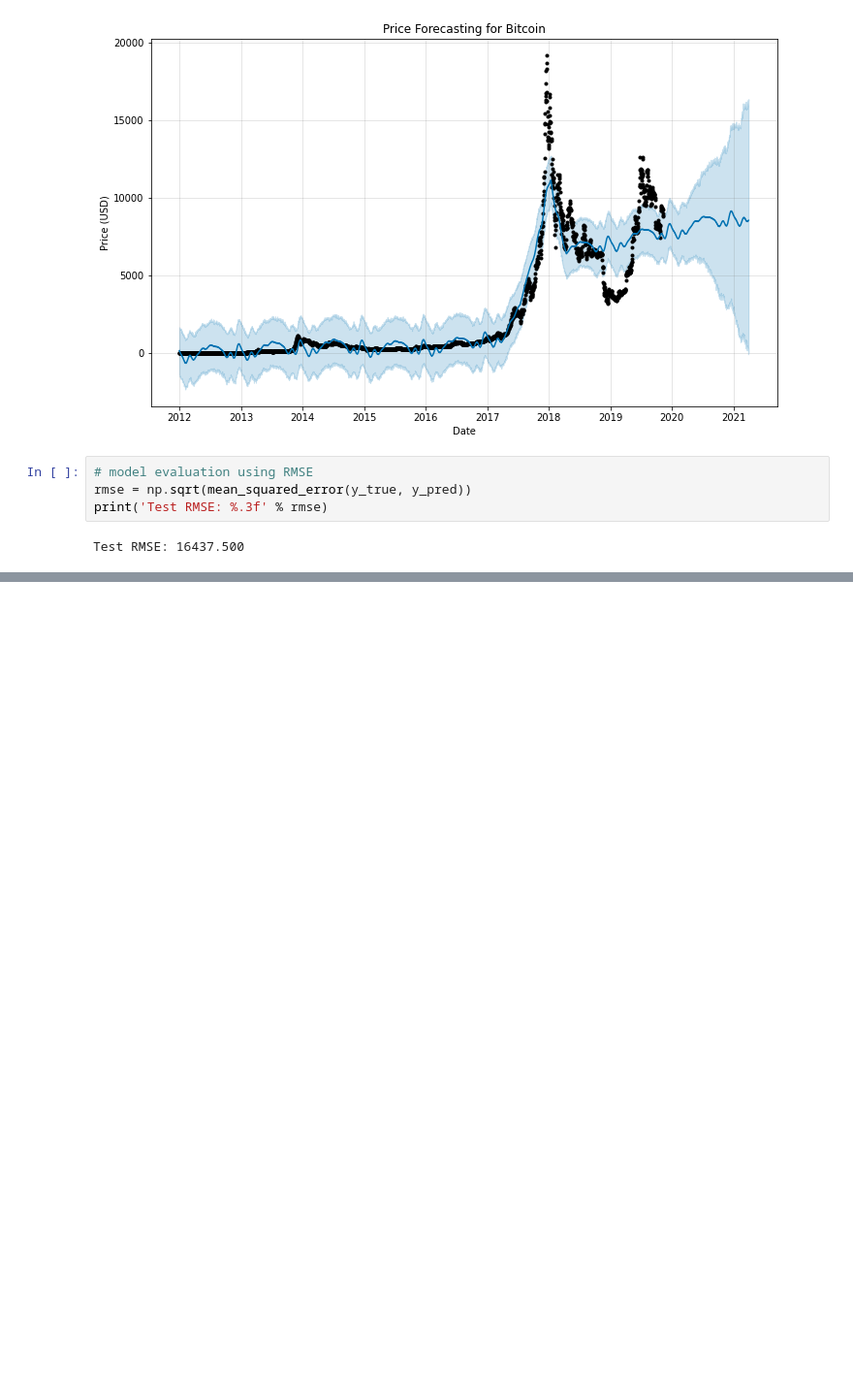
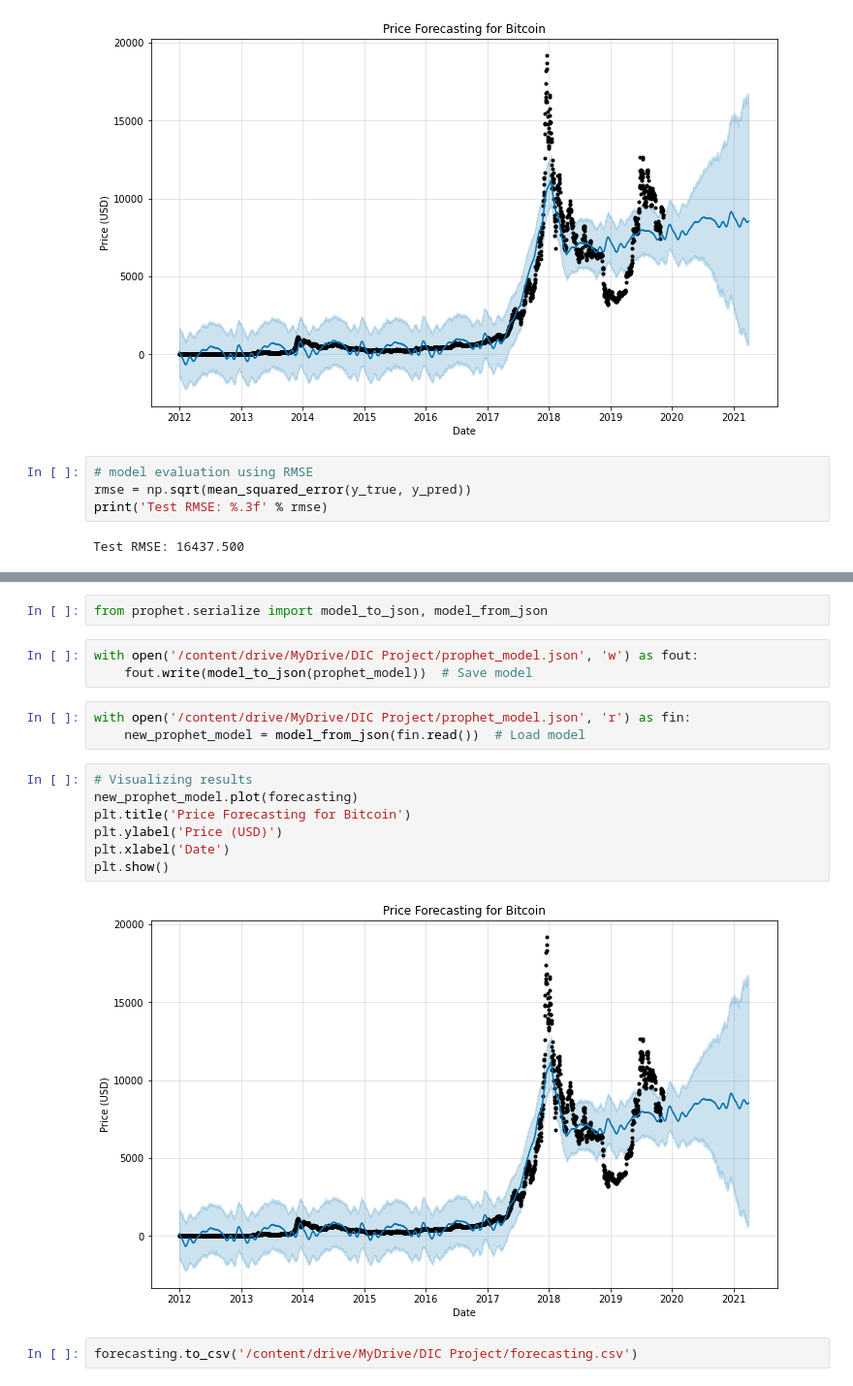
Before and after one commit to AshutoshBhawsar/Cryptocurrency-data-analysis-and-investing-strategies, a Jupyter notebook: code/phase2.ipynb, the cells around one changed output, grey strips where cells are left out. Shown at 97% size. Saved outputs shown, nothing was run; the diff lists cells and outputs as text; blank space fills up the shorter version.

Commit message:
add models, data and minor phase2 changes

```diff
--- a/code/phase2.ipynb
+++ b/code/phase2.ipynb
@@ -409,0 +430,19 @@ Test RMSE: 16437.500
+# %%
+from prophet.serialize import model_to_json, model_from_json
+# %%
+with open('/content/drive/MyDrive/DIC Project/prophet_model.json', 'w') as fout:
+    fout.write(model_to_json(prophet_model))  # Save model
+# %%
+with open('/content/drive/MyDrive/DIC Project/prophet_model.json', 'r') as fin:
+    new_prophet_model = model_from_json(fin.read())  # Load model
+# %%
+# Visualizing results
+new_prophet_model.plot(forecasting)
+plt.title('Price Forecasting for Bitcoin')
+plt.ylabel('Price (USD)')
+plt.xlabel('Date')
+plt.show()
+# %% [output]
+[figure, added]
+# %%
+forecasting.to_csv('/content/drive/MyDrive/DIC Project/forecasting.csv')
```
Also changed, not shown: parts of 16 cells of this notebook, 3 other files.
